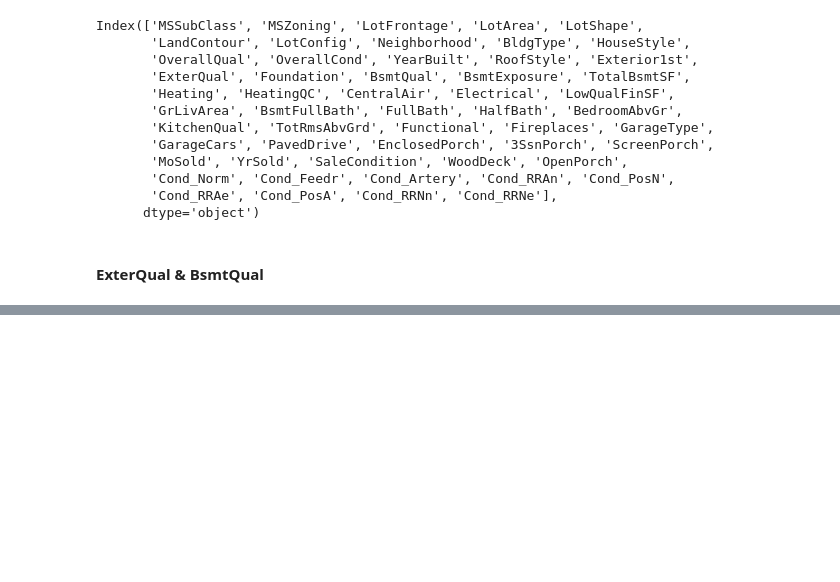
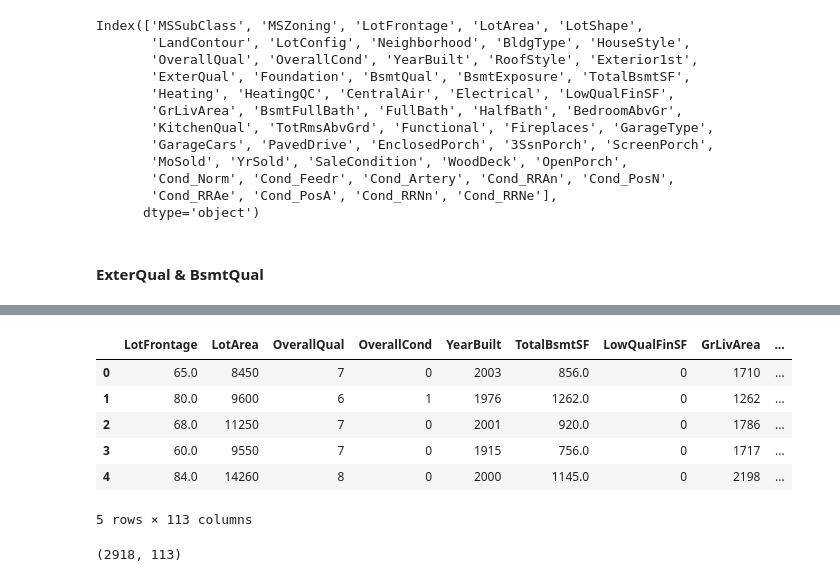
Before and after one commit to hkcaddes/MachineLearningPythonProject, a Jupyter notebook: Hayley/hayleycaddes_FeatEng.ipynb, the cells around one changed output, grey strips where cells are left out. Drawn from its saved outputs; the diff is of its cells as text; code cells hidden in the pictures; blank space fills up the shorter version.

```diff
--- a/Hayley/hayleycaddes_FeatEng.ipynb
+++ b/Hayley/hayleycaddes_FeatEng.ipynb
@@ -1187,0 +1180,3 @@ Name: ExterQual, dtype: int64
+# %%
+new_data['ExterQual'] = new_data['ExterQual'].apply(lambda x: [key for key, values in grouped_ratings.items() if x in values][0])
+new_data['ExterQual'].value_counts()
@@ -1187,0 +1188,3 @@ Name: ExterQual, dtype: int64
+# %%
+new_data['BsmtQual'] = new_data['BsmtQual'].apply(lambda x: [key for key, values in grouped_ratings.items() if x in values][0])
+new_data['BsmtQual'].value_counts()
@@ -1254,0 +1248,4 @@ all_dum.MSZoning_nan.sum()
+# %%
+# re-assing X_train and X_test
+X_train = new_data.iloc[0:len(train_Id)]
+X_test = new_data.iloc[len(train_Id):-1].reset_index()
@@ -1254,0 +1299,29 @@ all_dum.MSZoning_nan.sum()
+# %%
+# columns for one-hot encoding
+std_dumm_cols = [c for c in new_data.columns if new_data[c].dtypes == 'O']
+# %%
+combined = new_data.copy()
+# Loop through each column
+for col in std_dumm_cols:
+    # Get the dummies
+    dummies = dummy(col)
+
+    # Concat to the dataframe
+    combined = pd.concat([combined, dummies], axis = 1)
+
+    # Drop the original column
+    combined = combined.drop(col, axis = 1)
+
+combined.head()
+# %% [output]
+|  | LotFrontage | LotArea | OverallQual | OverallCond | YearBuilt | TotalBsmtSF | LowQualFinSF | GrLivArea | ... |
+| 0 | 65.0 | 8450 | 7 | 0 | 2003 | 856.0 | 0 | 1710 | ... |
+| 1 | 80.0 | 9600 | 6 | 1 | 1976 | 1262.0 | 0 | 1262 | ... |
+| 2 | 68.0 | 11250 | 7 | 0 | 2001 | 920.0 | 0 | 1786 | ... |
+| 3 | 60.0 | 9550 | 7 | 0 | 1915 | 756.0 | 0 | 1717 | ... |
+| 4 | 84.0 | 14260 | 8 | 0 | 2000 | 1145.0 | 0 | 2198 | ... |
+5 rows × 113 columns
+# %%
+combined.shape
+# %% [output]
+(2918, 113)
```
Also changed, not shown: parts of 21 cells of this notebook, 4 other files.
